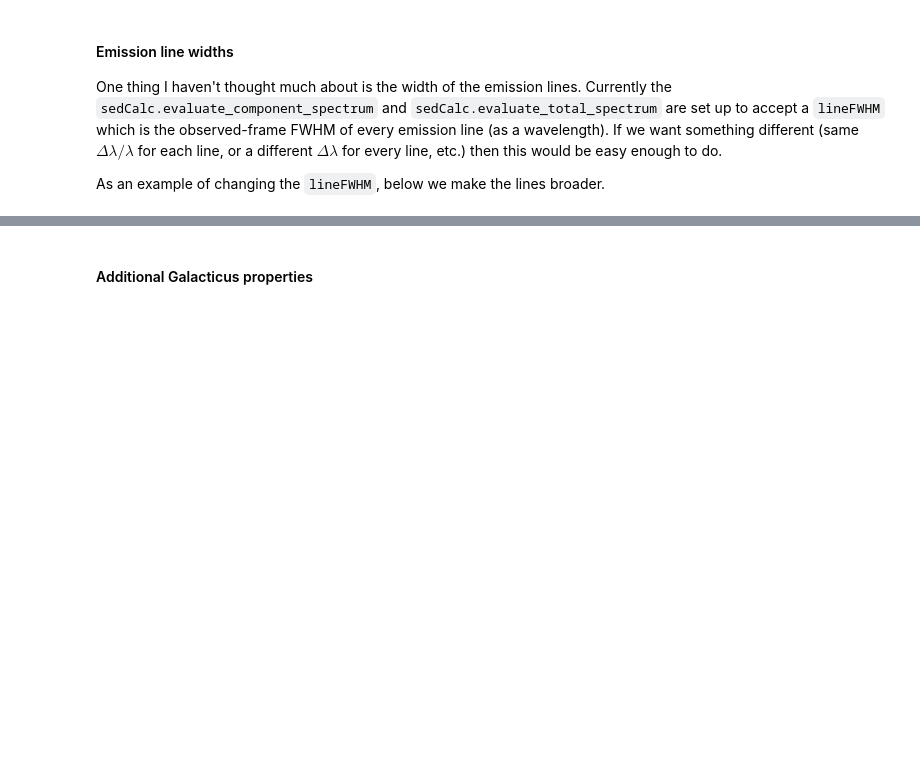
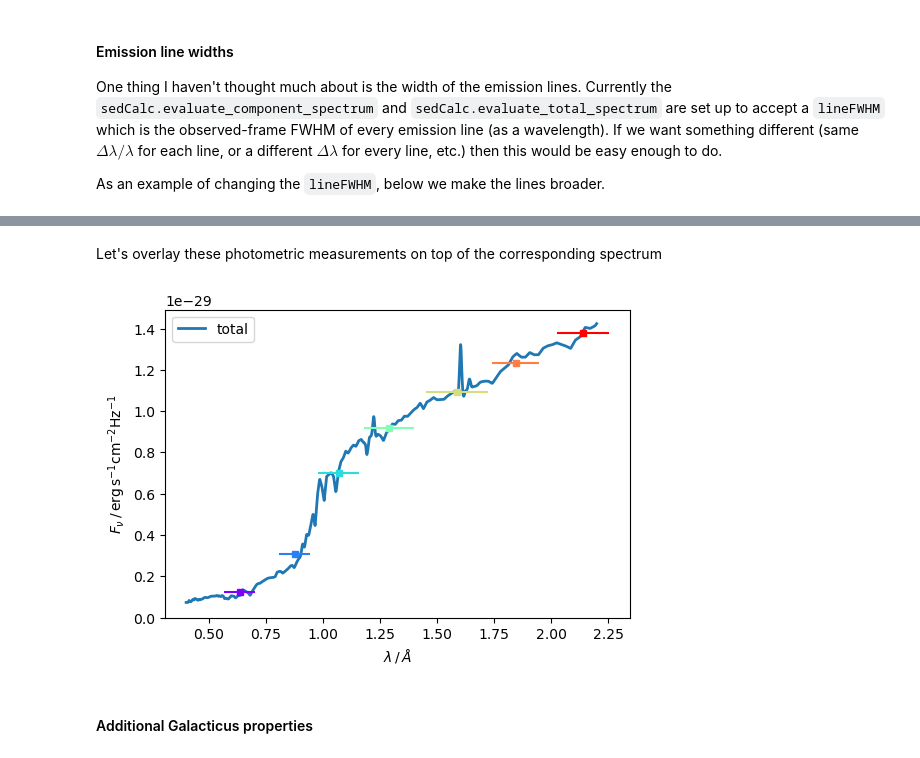
Before and after one commit to roman-grs-pit/galacticus_sed_calculator, a Jupyter notebook: exampleUsage.ipynb, the cells around one changed output, grey strips where cells are left out. Cells and saved outputs as stored; diff of their text form; code cells hidden in the pictures; blank space fills up the shorter version.

```diff
--- a/exampleUsage.ipynb
+++ b/exampleUsage.ipynb
@@ -168,0 +218,11 @@ ax.set_ylim(ymin=0)
+# %%
+# Get total galaxy spectrum (disk + spheroid)
+total_flux = sedCalc.evaluate_total_spectrum(fname, galIndex,
+                                              obs_wavelengths=obs_wavelengths)
+
+# Calculate magnitudes
+for filter_name in roman_filters:
+    bandpass = roman._get_synphot_bandpass(f'{filter_name}')
+    obs = synphot.Observation(total_flux, bandpass)
+    mag = obs.effstim(flux_unit=u.ABmag)
+    print(f"{filter_name.upper():5s}: {mag:.2f}")
@@ -169,3 +237,26 @@ ax.set_ylim(ymin=0)
+# %% [markdown]
+Let's overlay these photometric measurements on top of the corresponding spectrum
+# %%
+fig, ax = plt.subplots(figsize=(6, 4))
+
+plotWavelengths = np.linspace(0.4,2.2,10000)*u.micron
+emissionLineWidth = 0.01*u.micron
+
+total_flux = sedCalc.evaluate_total_spectrum(fname, galIndex, obs_wavelengths=obs_wavelengths, lineFWHM=emissionLineWidth)
+ax.plot(plotWavelengths, total_flux(plotWavelengths, flux_unit='FNU'), label='total', lw=2)
+ax.set_xlabel(r'$\lambda \, / \, \AA$')
+ax.legend()
+ax.set_ylabel(r'$F_\nu \, / \, \mathrm{erg \, s^{-1} cm^{-2} Hz^{-1}}$')
+ax.set_ylim(ymin=0)
+
+# Calculate magnitudes
+magnitudes = {}
+for i, filter_name in enumerate(roman_filters):
+    bandpass = roman._get_synphot_bandpass(f'{filter_name}')
+    obs = synphot.Observation(total_flux, bandpass)
+    ax.errorbar(bandpass.avgwave().to_value(u.micron), obs.effstim(flux_unit=u.fnu), xerr=0.5*bandpass.equivwidth().to_value(u.micron), c=colors[i], marker='s', markersize=5)
+# %% [output]
+[figure, added]
 # %% [markdown]
 #### Additional Galacticus properties
 # %%
```
Also changed, not shown: parts of 23 cells of this notebook.
